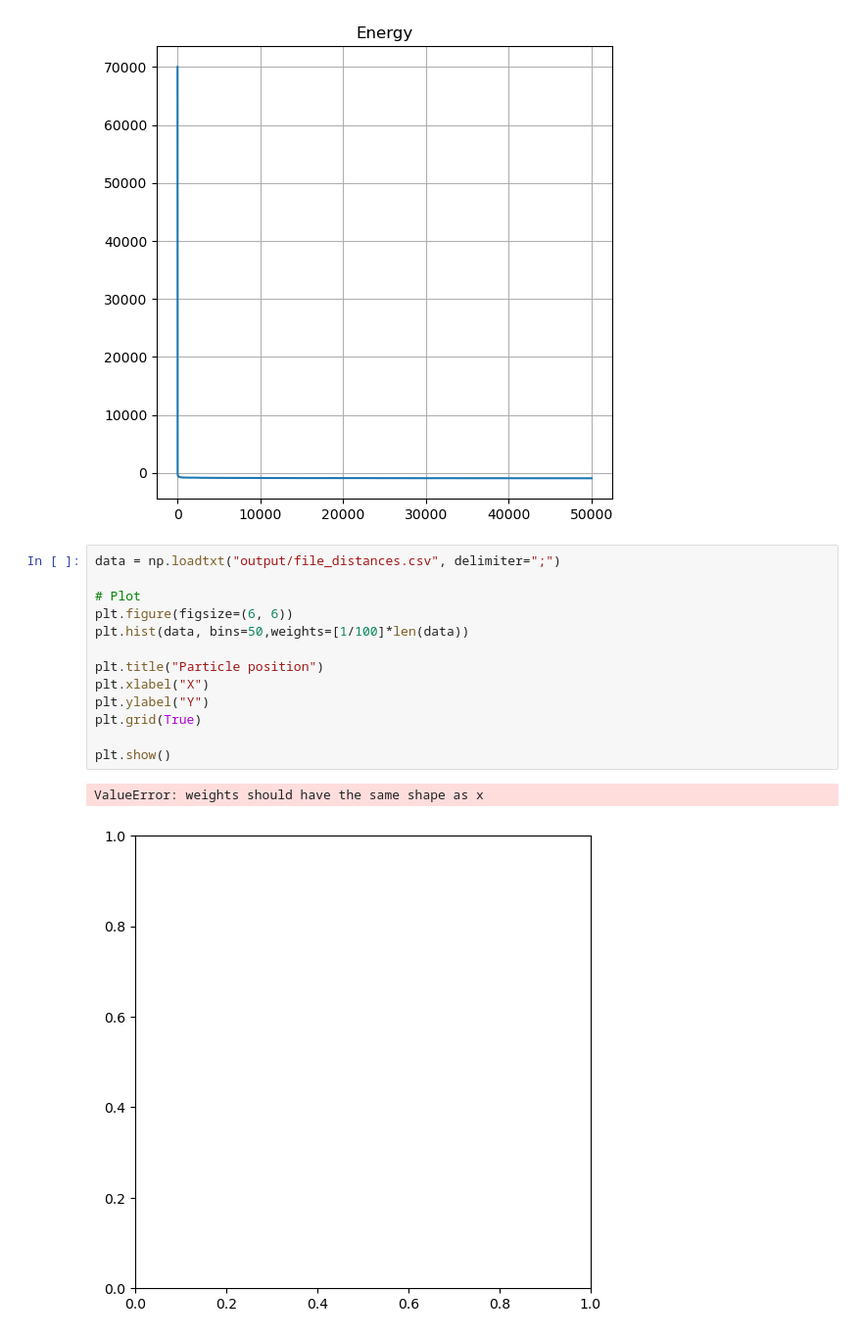
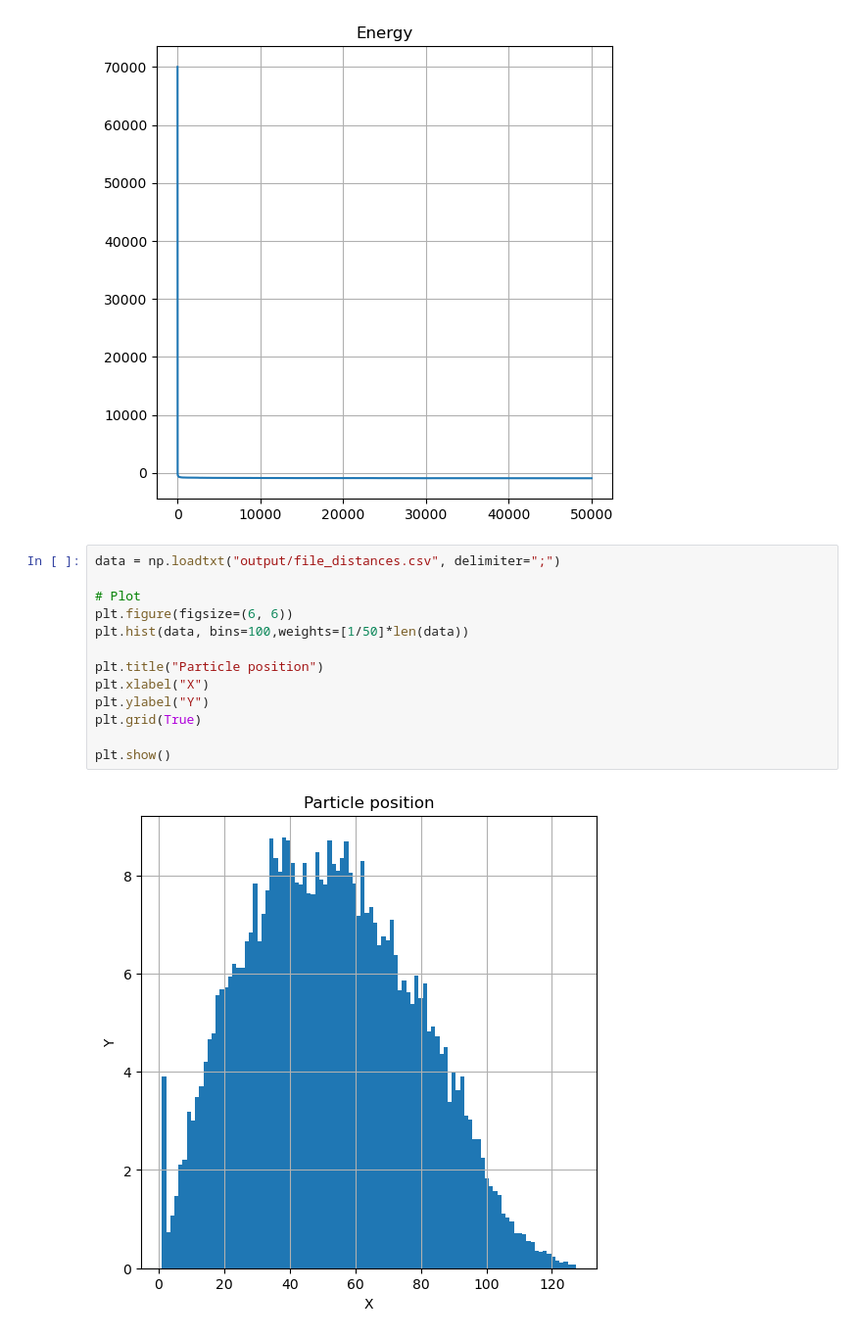
Before and after one commit to Sparisi01/montecarlo_particles_simulation, a Jupyter notebook: data_analysis.ipynb, the cells around one changed output. Shown at 98% size. Cells and saved outputs as stored; diff of their text form.

```diff
--- a/data_analysis.ipynb
+++ b/data_analysis.ipynb
@@ -43,16 +43,15 @@ plt.show()
 # %%
 data = np.loadtxt("output/file_distances.csv", delimiter=";")
 
 # Plot
 plt.figure(figsize=(6, 6))
-plt.hist(data, bins=50,weights=[1/100]*len(data))
+plt.hist(data, bins=100,weights=[1/50]*len(data))
 
 plt.title("Particle position")
 plt.xlabel("X")
 plt.ylabel("Y")
 plt.grid(True)
 
 plt.show()
 # %% [output]
-ValueError: weights should have the same shape as x
-[figure, old version]
+[figure, new version]
```
